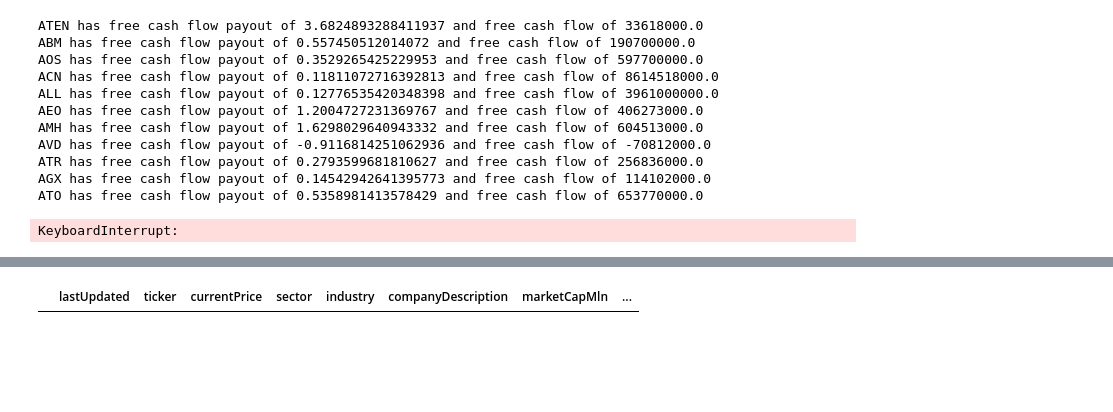
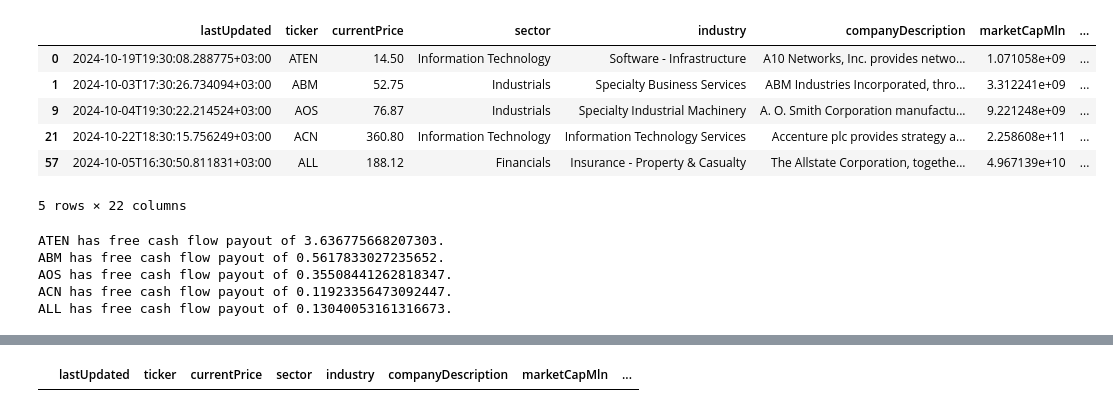
Before and after one commit to Roho11/DividendGrowthPicks, a Jupyter notebook: dividendStocks_test.ipynb, the cells around one changed output, grey strips where cells are left out. Saved outputs shown, nothing was run; the diff lists cells and outputs as text; code cells hidden in the pictures; blank space fills up the shorter version.

```diff
--- a/dividendStocks_test.ipynb
+++ b/dividendStocks_test.ipynb
@@ -100,30 +100,35 @@ filtered_df = df_clean[
     (df_clean['payoutRatio'].between(30, 50)) &
     (df_clean['divYieldFWD'].between(1, 3.1))
 ]
+# %%
+filtered_df = filtered_df.head()
+filtered_df
+# %% [output]
+|  | lastUpdated | ticker | currentPrice | sector | industry | companyDescription | marketCapMln | ... |
+| 0 | 2024-10-19T19:30:08.288775+03:00 | ATEN | 14.50 | Information Technology | Software - Infrastructure | A10 Networks, Inc. provides netwo... | 1.071058e+09 | ... |
+| 1 | 2024-10-03T17:30:26.734094+03:00 | ABM | 52.75 | Industrials | Specialty Business Services | ABM Industries Incorporated, thro... | 3.312241e+09 | ... |
+| 9 | 2024-10-04T19:30:22.214524+03:00 | AOS | 76.87 | Industrials | Specialty Industrial Machinery | A. O. Smith Corporation manufactu... | 9.221248e+09 | ... |
+| 21 | 2024-10-22T18:30:15.756249+03:00 | ACN | 360.80 | Information Technology | Information Technology Services | Accenture plc provides strategy a... | 2.258608e+11 | ... |
+| 57 | 2024-10-05T16:30:50.811831+03:00 | ALL | 188.12 | Financials | Insurance - Property & Casualty | The Allstate Corporation, togethe... | 4.967139e+10 | ... |
+5 rows × 22 columns
+# %%
+# Adding FCF, FCFP, and number of shares ONLY to the filtered_df
+filtered_df[['freeCashFlowPayout', 'freeCashFlow', 'shareNum']] = filtered_df.apply(
+    add_free_cash_flow, axis=1, result_type='expand'
+)
+# %% [output]
+ATEN has free cash flow payout of 3.636775668207303.
+ABM has free cash flow payout of 0.5617833027235652.
+AOS has free cash flow payout of 0.35508441262818347.
+ACN has free cash flow payout of 0.11923356473092447.
+ALL has free cash flow payout of 0.13040053161316673.
 # %%
-
-# Adding FCF, FCFP and number of shares ONLY to the filtered_df
-filtered_df.loc[:, ['freeCashFlowPayout', 'freeCashFlow', 'shareNum']] = filtered_df.apply(add_free_cash_flow, axis=1).apply(pd.Series)
-
 
 #added filter freeCashFlowPayout
 #Free Cash Flow Payout Ratio that is low but not negative is generally considered a positive indicator of a company's financial health and operational efficiency
 final_df = filtered_df[
     (filtered_df['freeCashFlowPayout'].between(0.0, 0.7))
 ]
-# %% [output]
-ATEN has free cash flow payout of 3.6824893288411937 and free cash flow of 33618000.0
-ABM has free cash flow payout of 0.557450512014072 and free cash flow of 190700000.0
-AOS has free cash flow payout of 0.3529265425229953 and free cash flow of 597700000.0
-ACN has free cash flow payout of 0.11811072716392813 and free cash flow of 8614518000.0
-ALL has free cash flow payout of 0.12776535420348398 and free cash flow of 3961000000.0
-AEO has free cash flow payout of 1.2004727231369767 and free cash flow of 406273000.0
-AMH has free cash flow payout of 1.6298029640943332 and free cash flow of 604513000.0
-AVD has free cash flow payout of -0.9116814251062936 and free cash flow of -70812000.0
-ATR has free cash flow payout of 0.2793599681810627 and free cash flow of 256836000.0
-AGX has free cash flow payout of 0.14542942641395773 and free cash flow of 114102000.0
-ATO has free cash flow payout of 0.5358981413578429 and free cash flow of 653770000.0
-KeyboardInterrupt:
 # %%
 filtered_df['freeCashFlowPayout']
 # %% [output]
```
Also changed, not shown: parts of 3 cells of this notebook, 9 other files.
